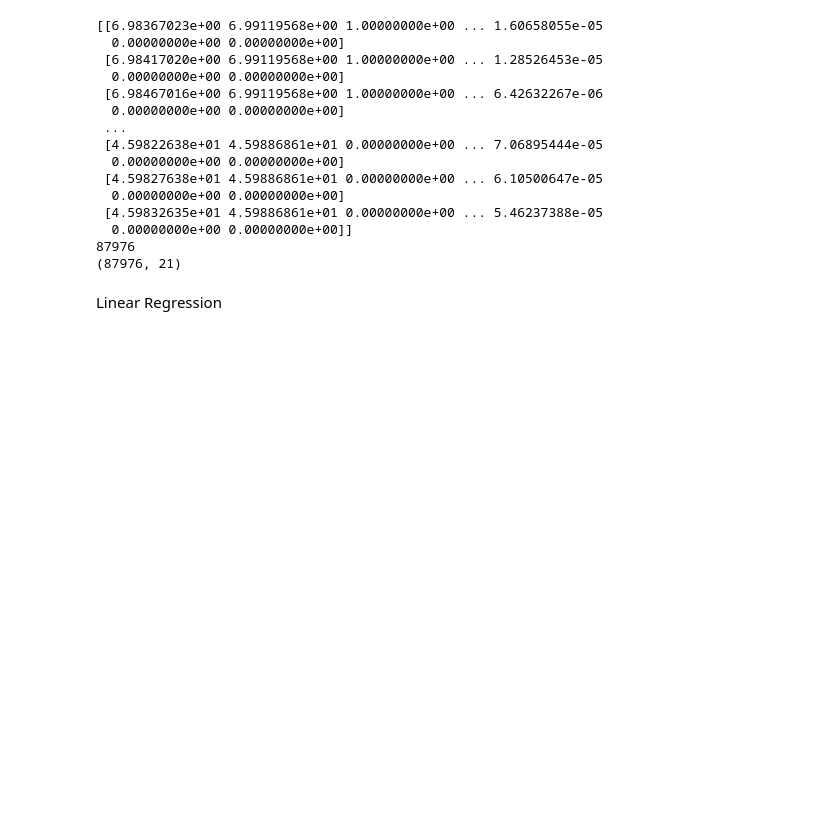
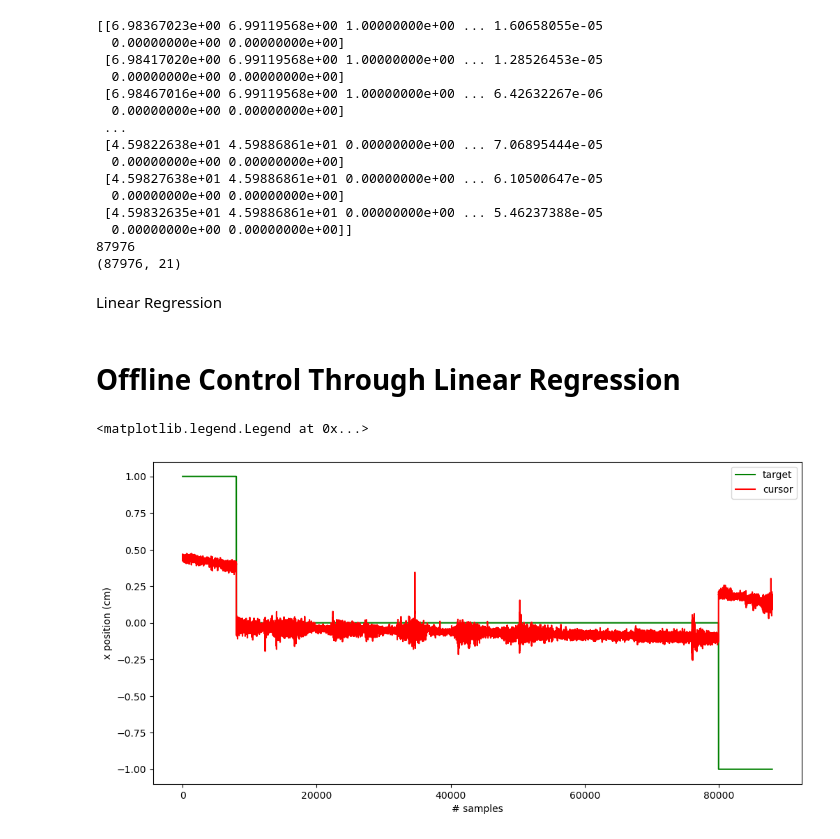
Before and after one commit to XueqianDeng/meta, a Jupyter notebook: Standard_Version/analysis.ipynb, the cells around one changed output. Cells and saved outputs as stored; diff of their text form; code cells hidden in the pictures; blank space fills up the shorter version.

```diff
--- a/Standard_Version/analysis.ipynb
+++ b/Standard_Version/analysis.ipynb
@@ -222,3 +223,26 @@ print(np.shape(X_Total))
 (87976, 21)
 # %% [markdown]
 Linear Regression
+# %%
+from sklearn.linear_model import LinearRegression
+
+linear_regression_model = LinearRegression().fit(X_Total, Y_Total)
+
+# save model as a .pkl file
+with open('Trained_Models/' + subject_name + '_linear_regression_model.pkl', 'wb') as f:
+    pickle.dump(linear_regression_model, f)
+# %% [markdown]
+# Offline Control Through Linear Regression
+# %%
+y_pred = linear_regression_model.predict(X_Total)
+x = np.arange(0, len(Y_Total))
+
+plt.figure(figsize=(12, 6))
+plt.plot(x, Y_Total, color="green")
+plt.plot(x, y_pred, color="red")
+plt.xlabel('# samples')
+plt.ylabel('x position (cm)')
+plt.legend(['target', 'cursor'])
+# %% [output]
+<matplotlib.legend.Legend at 0x...>
+[figure, added]
```
Also changed, not shown: parts of 1 cell of this notebook, 2 other files.
